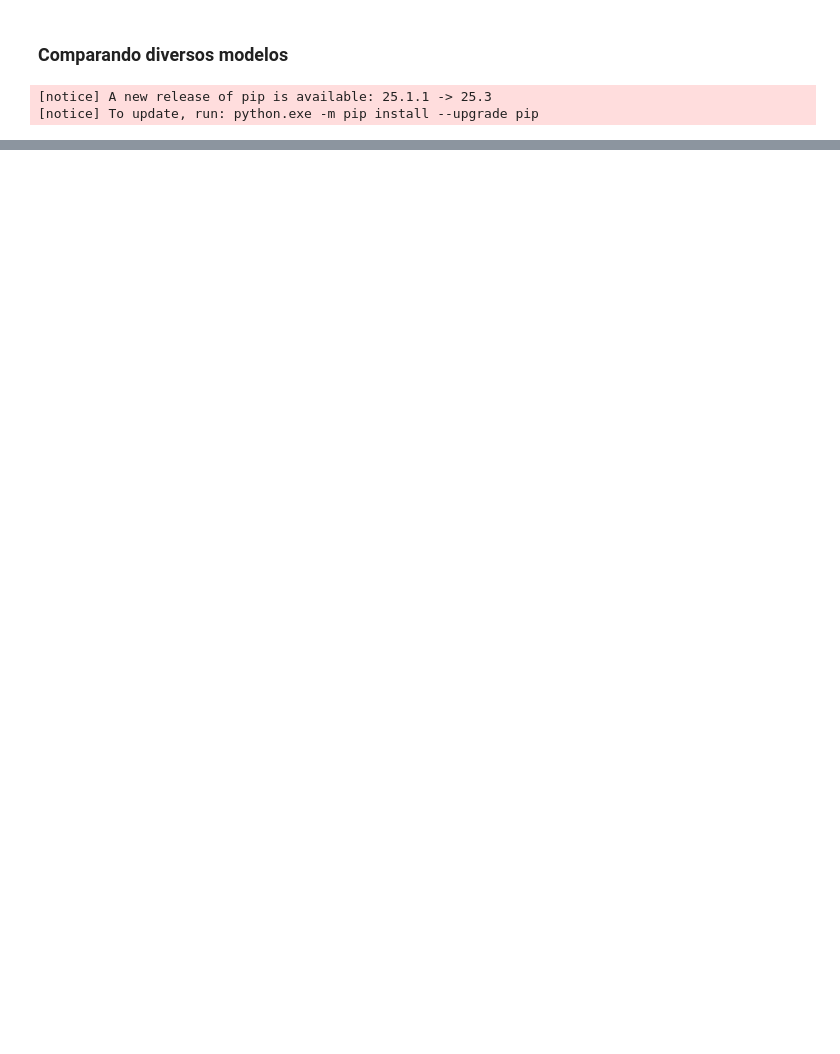
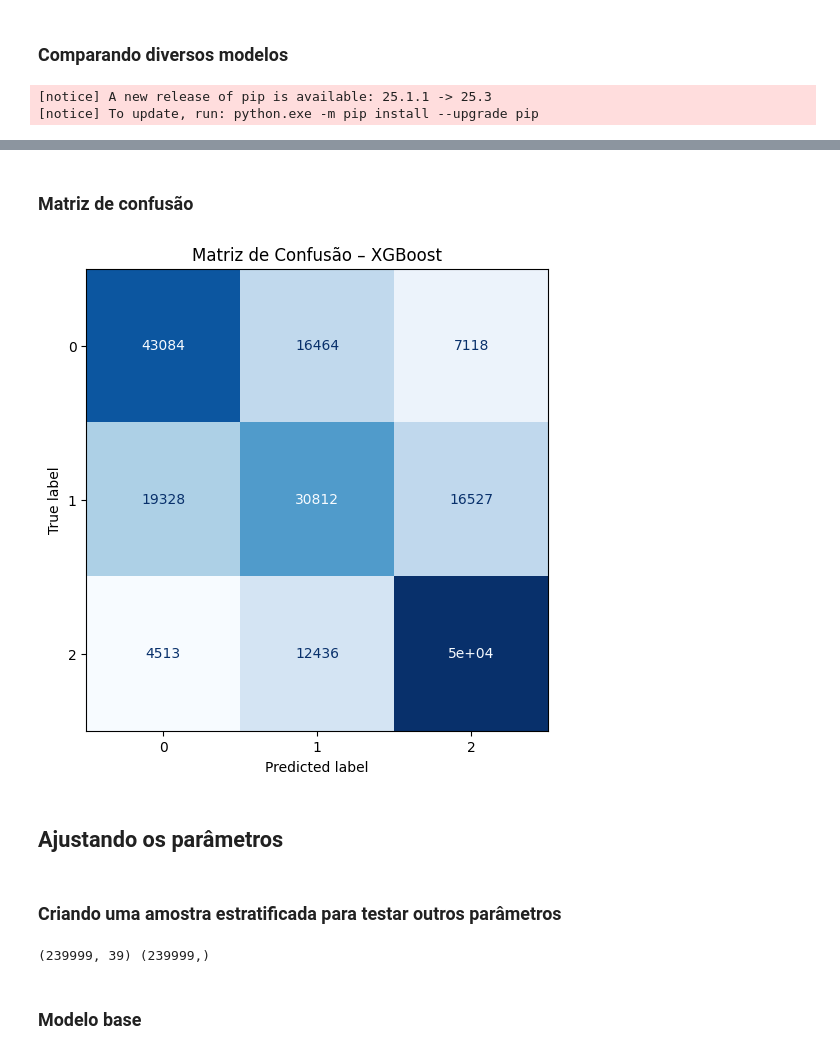
Before and after one commit to mariananresende/predicao_classe_renda_informal, a Jupyter notebook: ML_df_balanceado.ipynb, the cells around one changed output, grey strips where cells are left out. Cells and saved outputs as stored; diff of their text form; code cells hidden in the pictures; blank space fills up the shorter version.

Commit message:
atualizando notebooks e subindo para o github

```diff
--- a/ML_df_balanceado.ipynb
+++ b/ML_df_balanceado.ipynb
@@ -709,0 +732,18 @@ Treinando modelo: XGBoost
+# %%
+pipeline_xgb = Pipeline([
+    ("preprocess", preprocessor),
+    ("model", XGBClassifier(
+        n_estimators=300,
+        learning_rate=0.1,
+        max_depth=6,
+        subsample=0.8,
+        colsample_bytree=0.8,
+        objective="multi:softprob",
+        eval_metric="mlogloss",
+        tree_method="hist",
+        random_state=42,
+        n_jobs=-1
+    ))
+])
+
+pipeline_xgb.fit(X_train, y_train)
@@ -709,0 +770,3 @@ Treinando modelo: XGBoost
+# %%
+y_pred = pipeline_xgb.predict(X_test)
+y_proba = pipeline_xgb.predict_proba(X_test)  # para AUC
@@ -709,0 +803,36 @@ Treinando modelo: XGBoost
+# %% [markdown]
+### Matriz de confusão
+# %%
+import matplotlib.pyplot as plt
+from sklearn.metrics import ConfusionMatrixDisplay, confusion_matrix
+
+cm = confusion_matrix(y_test, y_pred)
+
+disp = ConfusionMatrixDisplay(confusion_matrix=cm)
+fig, ax = plt.subplots(figsize=(6, 6))
+disp.plot(ax=ax, cmap="Blues", colorbar=False)
+plt.title("Matriz de Confusão – XGBoost")
+plt.show()
+# %% [output]
+[figure, added]
+# %% [markdown]
+## Ajustando os parâmetros
+# %% [markdown]
+### Criando uma amostra estratificada para testar outros parâmetros
+# %%
+from sklearn.model_selection import train_test_split
+
+# usa 30% do X_train só para o tuning
+X_tune, _, y_tune, _ = train_test_split(
+    X_train,
+    y_train,
+    train_size=0.3,
+    stratify=y_train,
+    random_state=42
+)
+
+print(X_tune.shape, y_tune.shape)
+# %% [output]
+(239999, 39) (239999,)
+# %% [markdown]
+### Modelo base
```
Also changed, not shown: parts of 46 cells of this notebook, 1 other file.
